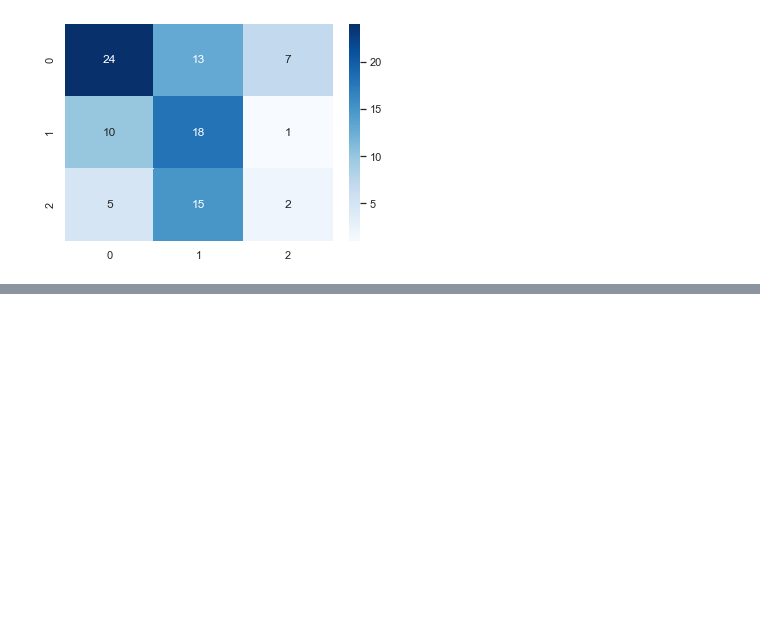
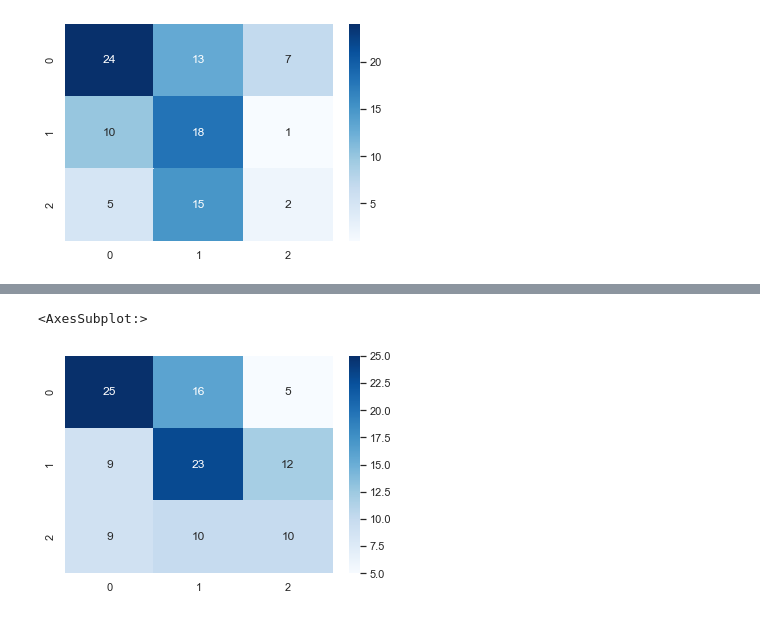
Before and after one commit to yusukennn/research_mental_prediction, a Jupyter notebook: code/analyse/Untitled.ipynb, the cells around one changed output, grey strips where cells are left out. Cells and saved outputs as stored; diff of their text form; code cells hidden in the pictures; blank space fills up the shorter version.

```diff
--- a/code/analyse/Untitled.ipynb
+++ b/code/analyse/Untitled.ipynb
@@ -481,0 +486,6 @@ accuracy: 0.453781512605042
+# %%
+cm = confusion_matrix(y_test, y_pred_max)
+sns.heatmap(cm, annot=True, cmap='Blues')
+# %% [output]
+<AxesSubplot:>
+[figure, added]
```
Also changed, not shown: parts of 2 cells of this notebook.
